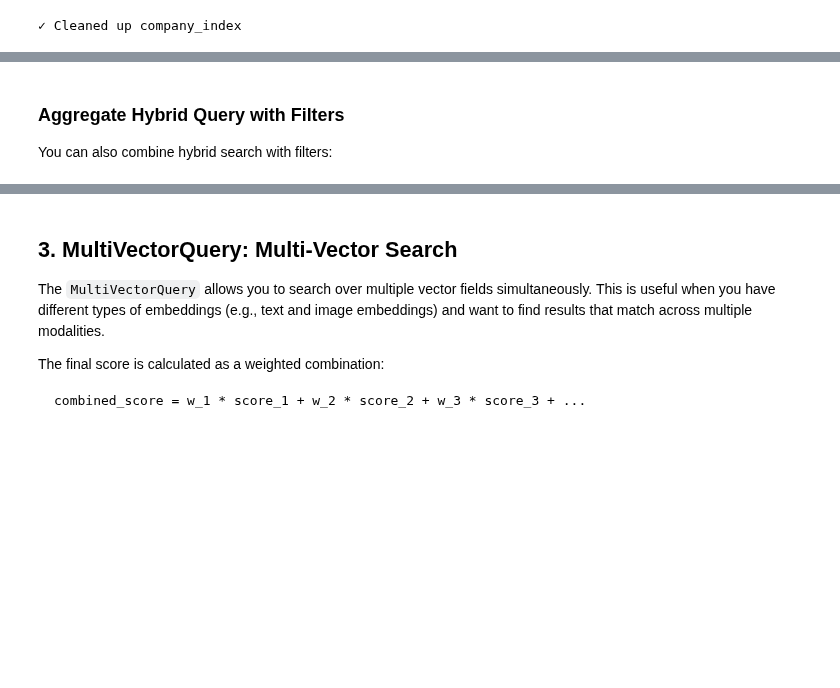
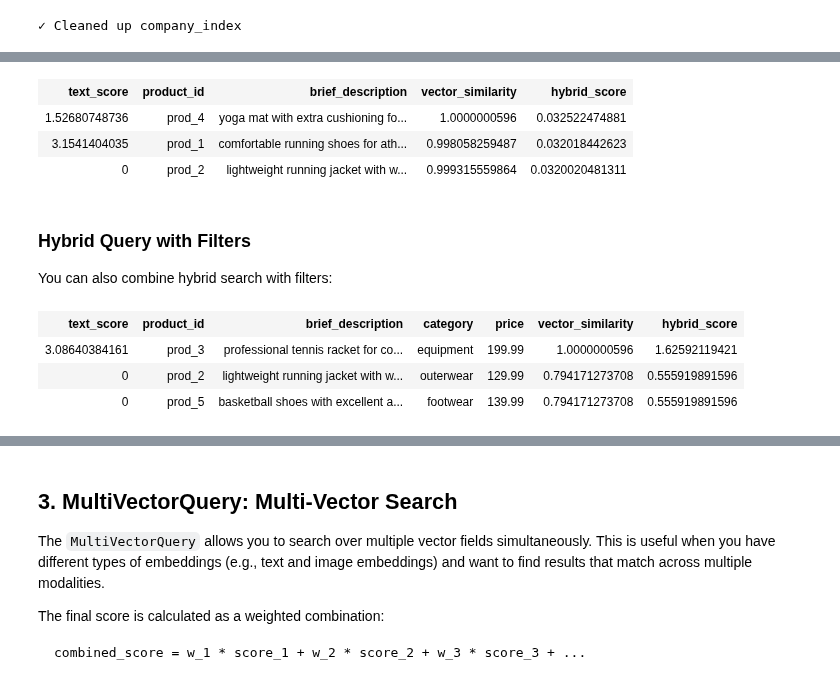
Before and after one commit to redis/redis-vl-python, a Jupyter notebook: docs/user_guide/11_advanced_queries.ipynb, the cells around one changed output, grey strips where cells are left out. Cells and saved outputs as stored; diff of their text form; code cells hidden in the pictures; blank space fills up the shorter version.

```diff
--- a/docs/user_guide/11_advanced_queries.ipynb
+++ b/docs/user_guide/11_advanced_queries.ipynb
@@ -539,7 +601,52 @@ Results with alpha=0.9 (vector-heavy):
+# %%
+rrf_query = HybridQuery(
+    text="comfortable",
+    text_field_name="brief_description",
+    vector=[0.15, 0.25, 0.15],
+    vector_field_name="text_embedding",
+    combination_method="RRF",
+    return_fields=["product_id", "brief_description"],
+    num_results=3,
+    yield_text_score_as="text_score",
+    yield_vsim_score_as="vector_similarity",
+    yield_combined_score_as="hybrid_score",
+)
+
+results = index.hybrid_search(rrf_query)
+result_print(results)
+# %% [output]
+| text_score | product_id | brief_description | vector_similarity | hybrid_score |
+| 1.52680748736 | prod_4 | yoga mat with extra cushioning fo... | 1.0000000596 | 0.032522474881 |
+| 3.1541404035 | prod_1 | comfortable running shoes for ath... | 0.998058259487 | 0.032018442623 |
+| 0 | prod_2 | lightweight running jacket with w... | 0.999315559864 | 0.0320020481311 |
 # %% [markdown]
-### Aggregate Hybrid Query with Filters
+### Hybrid Query with Filters
 
 You can also combine hybrid search with filters:
+# %%
+# Hybrid search with a price filter
+filtered_hybrid_query = HybridQuery(
+    text="professional equipment",
+    text_field_name="brief_description",
+    vector=[0.9, 0.1, 0.05],
+    vector_field_name="text_embedding",
+    text_filter_expression=Num("price") > 100,
+    vector_filter_expression=Num("price") > 100,
+    return_fields=["product_id", "brief_description", "category", "price"],
+    num_results=5,
+    combination_method="LINEAR",
+    yield_text_score_as="text_score",
+    yield_vsim_score_as="vector_similarity",
+    yield_combined_score_as="hybrid_score",
+)
+
+results = index.hybrid_search(filtered_hybrid_query)
+result_print(results)
+# %% [output]
+| text_score | product_id | brief_description | category | price | vector_similarity | hybrid_score |
+| 3.08640384161 | prod_3 | professional tennis racket for co... | equipment | 199.99 | 1.0000000596 | 1.62592119421 |
+| 0 | prod_2 | lightweight running jacket with w... | outerwear | 129.99 | 0.794171273708 | 0.555919891596 |
+| 0 | prod_5 | basketball shoes with excellent a... | footwear | 139.99 | 0.794171273708 | 0.555919891596 |
 # %%
 # Hybrid search with a price filter
 filtered_hybrid_query = AggregateHybridQuery(
```
Also changed, not shown: parts of 34 cells of this notebook, 2 other files.
